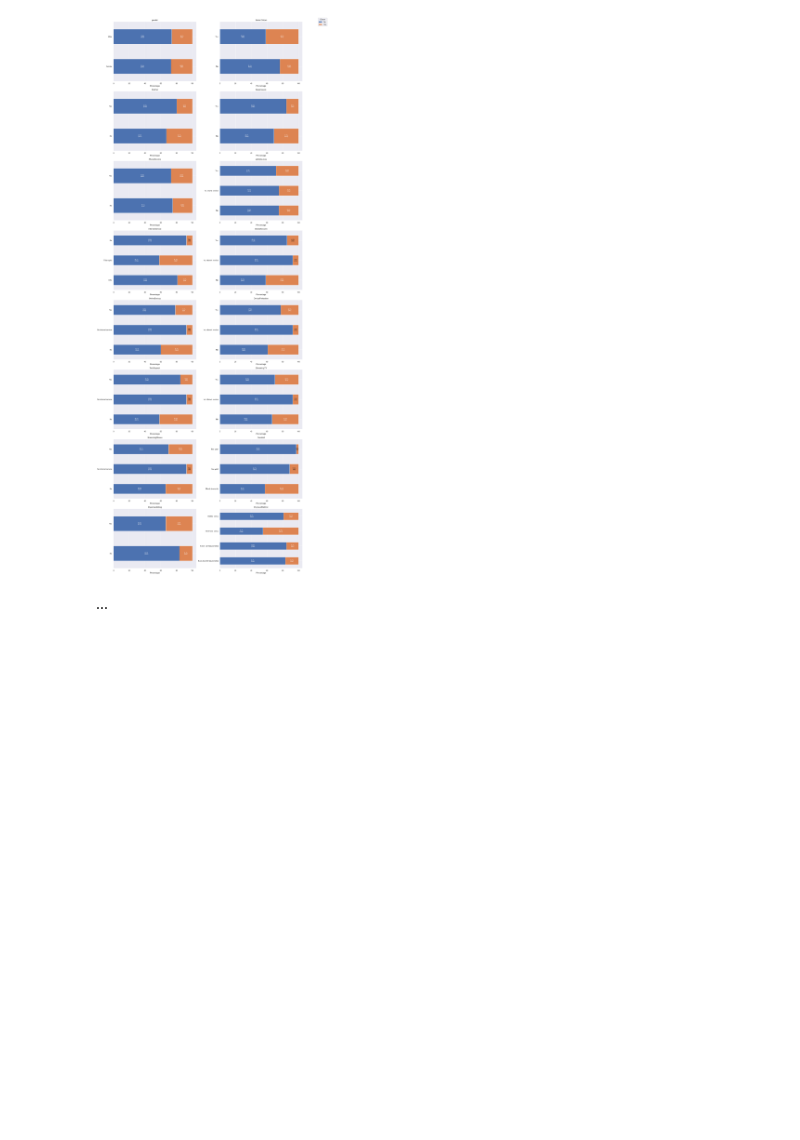
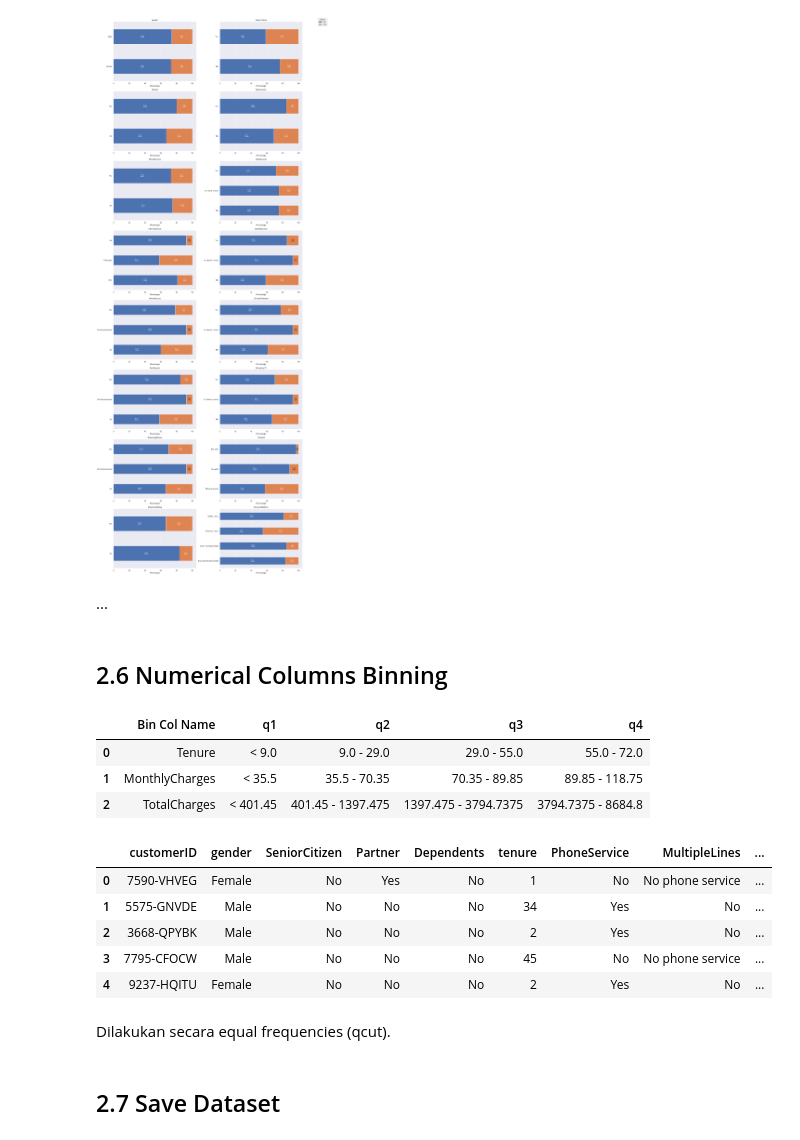
Before and after one commit to hansdarmawann/telco-churn-v2, a Jupyter notebook: notebooks/1.0-sec2.ipynb, the cells around one changed output. Drawn from its saved outputs; the diff is of its cells as text; code cells hidden in the pictures; blank space fills up the shorter version.

Commit message:
Add data binning

```diff
--- a/notebooks/1.0-sec2.ipynb
+++ b/notebooks/1.0-sec2.ipynb
@@ -95,7 +95,7 @@ pd.set_option("display.max_columns", None)
 sns.set_theme()
 
 
-data_path = Path(r"C:\Users\User\Documents\Purwadhika\JCDS 2602\Final Project\telco-churn-v2\data\WA_Fn-UseC_-Telco-Customer-Churn.csv")
+data_path = Path("../data/WA_Fn-UseC_-Telco-Customer-Churn.csv")
 
 if data_path.exists():
     real_df = pd.read_csv(data_path)
@@ -404,3 +404,44 @@ plt.show()
 [figure]
 # %% [markdown]
 ...
+# %% [markdown]
+## 2.6 Numerical Columns Binning
+# %%
+df['tenure_bin'], tenure_bins = pd.qcut(df['tenure'], q=4, labels=[1, 2, 3, 4], retbins=True)
+df['MonthlyCharges_bin'], monthly_bins = pd.qcut(df['MonthlyCharges'], q=4, labels=[1, 2, 3, 4], retbins=True)
+df['TotalCharges_bin'], total_bins = pd.qcut(df['TotalCharges'], q=4, labels=[1, 2, 3, 4], retbins=True)
+
+def create_intervals(edges):
+    intervals = []
+    # q1: less than first edge after min
+    intervals.append(f"< {edges[1]}")
+    # q2, q3, q4: intervals between edges
+    for i in range(1, len(edges)-1):
+        intervals.append(f"{edges[i]} - {edges[i+1]}")
+    return intervals
+
+bin_summary = pd.DataFrame({
+    'Bin Col Name': ['Tenure', 'MonthlyCharges', 'TotalCharges'],
+    'q1': [f"< {tenure_bins[1]}", f"< {monthly_bins[1]}", f"< {total_bins[1]}"],
+    'q2': [f"{tenure_bins[1]} - {tenure_bins[2]}", f"{monthly_bins[1]} - {monthly_bins[2]}", f"{total_bins[1]} - {total_bins[2]}"],
+    'q3': [f"{tenure_bins[2]} - {tenure_bins[3]}", f"{monthly_bins[2]} - {monthly_bins[3]}", f"{total_bins[2]} - {total_bins[3]}"],
+    'q4': [f"{tenure_bins[3]} - {tenure_bins[4]}", f"{monthly_bins[3]} - {monthly_bins[4]}", f"{total_bins[3]} - {total_bins[4]}"],
+})
+
+display(bin_summary)
+display(df.head())
+# %% [output]
+|  | Bin Col Name | q1 | q2 | q3 | q4 |
+| 0 | Tenure | < 9.0 | 9.0 - 29.0 | 29.0 - 55.0 | 55.0 - 72.0 |
+| 1 | MonthlyCharges | < 35.5 | 35.5 - 70.35 | 70.35 - 89.85 | 89.85 - 118.75 |
+| 2 | TotalCharges | < 401.45 | 401.45 - 1397.475 | 1397.475 - 3794.7375 | 3794.7375 - 8684.8 |
+|  | customerID | gender | SeniorCitizen | Partner | Dependents | tenure | PhoneService | MultipleLines | ... |
+| 0 | 7590-VHVEG | Female | No | Yes | No | 1 | No | No phone service | ... |
+| 1 | 5575-GNVDE | Male | No | No | No | 34 | Yes | No | ... |
+| 2 | 3668-QPYBK | Male | No | No | No | 2 | Yes | No | ... |
+| 3 | 7795-CFOCW | Male | No | No | No | 45 | No | No phone service | ... |
+| 4 | 9237-HQITU | Female | No | No | No | 2 | Yes | No | ... |
+# %% [markdown]
+Dilakukan secara equal frequencies (qcut).
+# %% [markdown]
+## 2.7 Save Dataset
```
Also changed, not shown: parts of 1 cell of this notebook, 1 other file.
